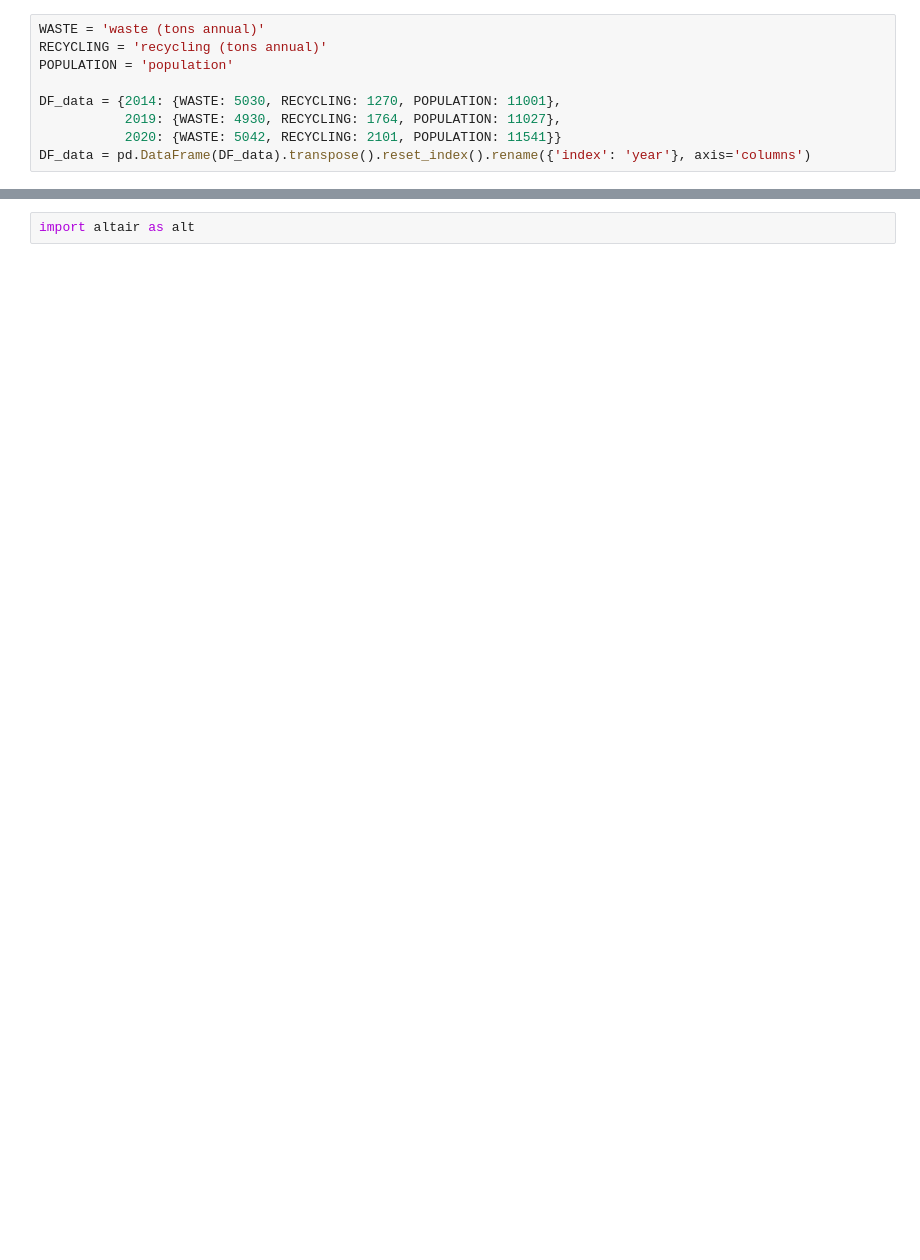
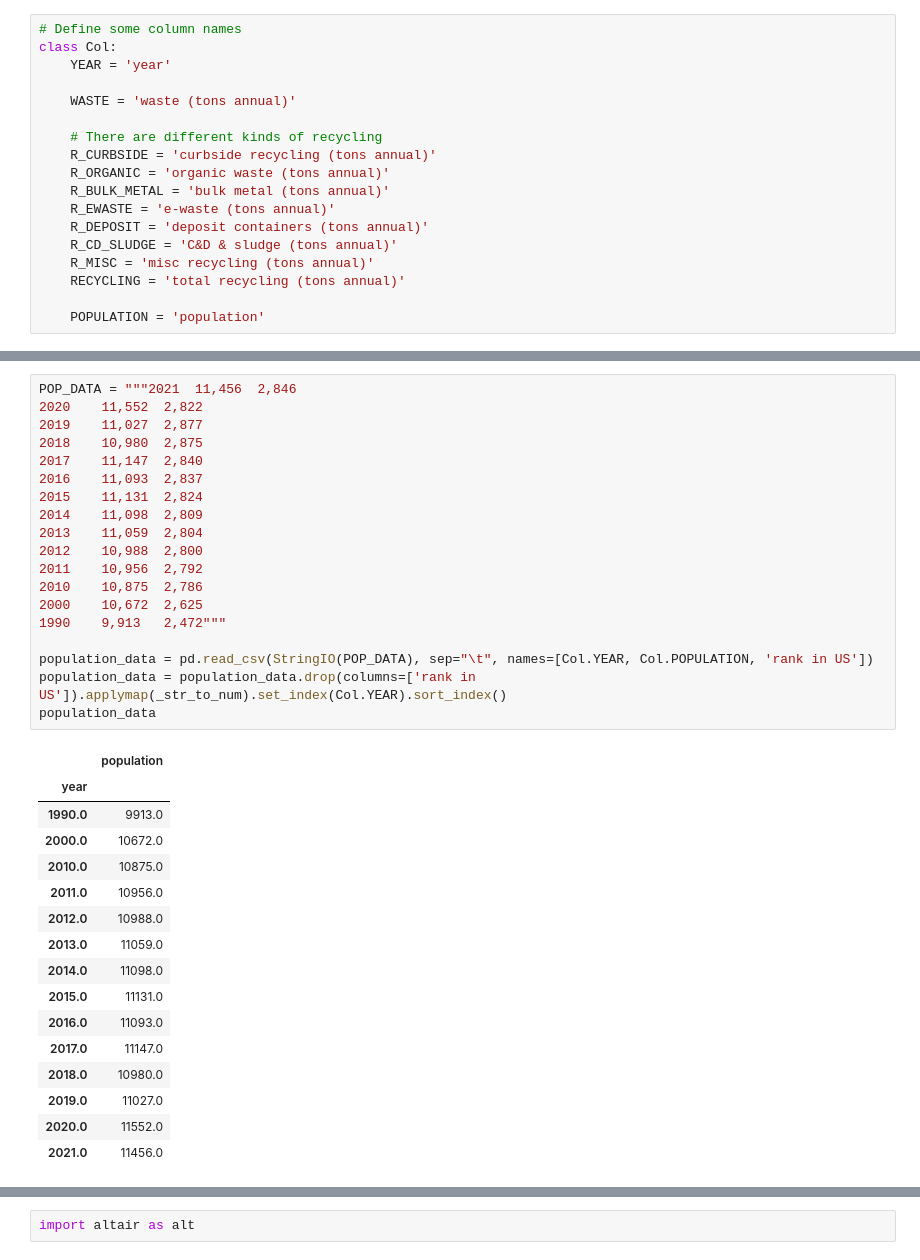
Before and after one commit to ibomash/DFZeroWaste, a Jupyter notebook: python-env/2022-03-01 Historical waste and recycling plots.ipynb, the cells around one changed output, grey strips where cells are left out. Drawn from its saved outputs; the diff is of its cells as text; blank space fills up the shorter version.

```diff
--- a/python-env/2022-03-01 Historical waste and recycling plots.ipynb
+++ b/python-env/2022-03-01 Historical waste and recycling plots.ipynb
@@ -3,9 +7,18 @@ import pandas as pd
 # %%
-WASTE = 'waste (tons annual)'
-RECYCLING = 'recycling (tons annual)'
-POPULATION = 'population'
+# Define some column names
+class Col:
+    YEAR = 'year'
 
-DF_data = {2014: {WASTE: 5030, RECYCLING: 1270, POPULATION: 11001},
-           2019: {WASTE: 4930, RECYCLING: 1764, POPULATION: 11027},
-           2020: {WASTE: 5042, RECYCLING: 2101, POPULATION: 11541}}
-DF_data = pd.DataFrame(DF_data).transpose().reset_index().rename({'index': 'year'}, axis='columns')
+    WASTE = 'waste (tons annual)'
+
+    # There are different kinds of recycling
+    R_CURBSIDE = 'curbside recycling (tons annual)'
+    R_ORGANIC = 'organic waste (tons annual)'
+    R_BULK_METAL = 'bulk metal (tons annual)'
+    R_EWASTE = 'e-waste (tons annual)'
+    R_DEPOSIT = 'deposit containers (tons annual)'
+    R_CD_SLUDGE = 'C&D & sludge (tons annual)'
+    R_MISC = 'misc recycling (tons annual)'
+    RECYCLING = 'total recycling (tons annual)'
+
+    POPULATION = 'population'
@@ -11,0 +105,36 @@ DF_data = pd.DataFrame(DF_data).transpose().reset_index().rename({'index': 'year
+# %%
+POP_DATA = """2021	11,456	2,846
+2020	11,552	2,822
+2019	11,027	2,877
+2018	10,980	2,875
+2017	11,147	2,840
+2016	11,093	2,837
+2015	11,131	2,824
+2014	11,098	2,809
+2013	11,059	2,804
+2012	10,988	2,800
+2011	10,956	2,792
+2010	10,875	2,786
+2000	10,672	2,625
+1990	9,913	2,472"""
+
+population_data = pd.read_csv(StringIO(POP_DATA), sep="\t", names=[Col.YEAR, Col.POPULATION, 'rank in US'])
+population_data = population_data.drop(columns=['rank in US']).applymap(_str_to_num).set_index(Col.YEAR).sort_index()
+population_data
+# %% [output]
+|  | population |
+| year |  |
+| 1990.0 | 9913.0 |
+| 2000.0 | 10672.0 |
+| 2010.0 | 10875.0 |
+| 2011.0 | 10956.0 |
+| 2012.0 | 10988.0 |
+| 2013.0 | 11059.0 |
+| 2014.0 | 11098.0 |
+| 2015.0 | 11131.0 |
+| 2016.0 | 11093.0 |
+| 2017.0 | 11147.0 |
+| 2018.0 | 10980.0 |
+| 2019.0 | 11027.0 |
+| 2020.0 | 11552.0 |
+| 2021.0 | 11456.0 |
```
Also changed, not shown: parts of 26 cells of this notebook.
